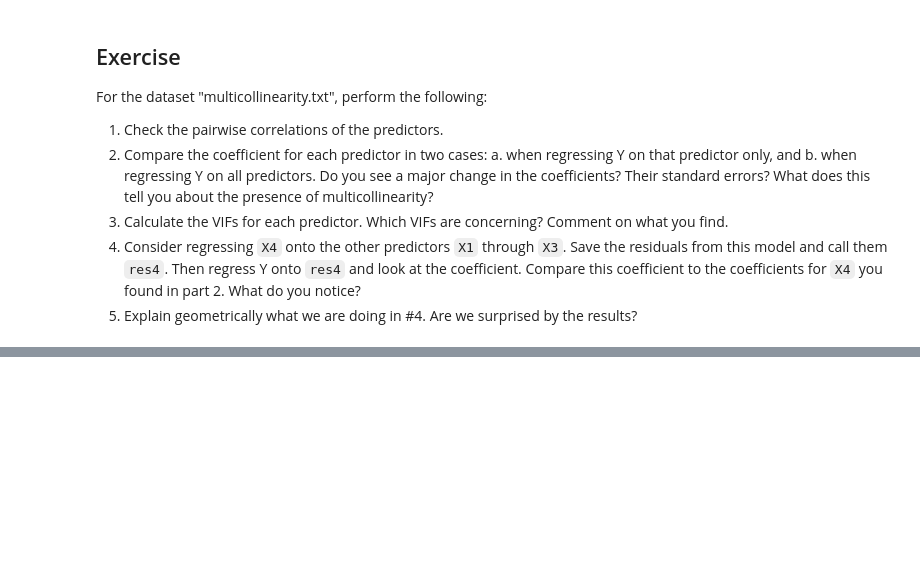
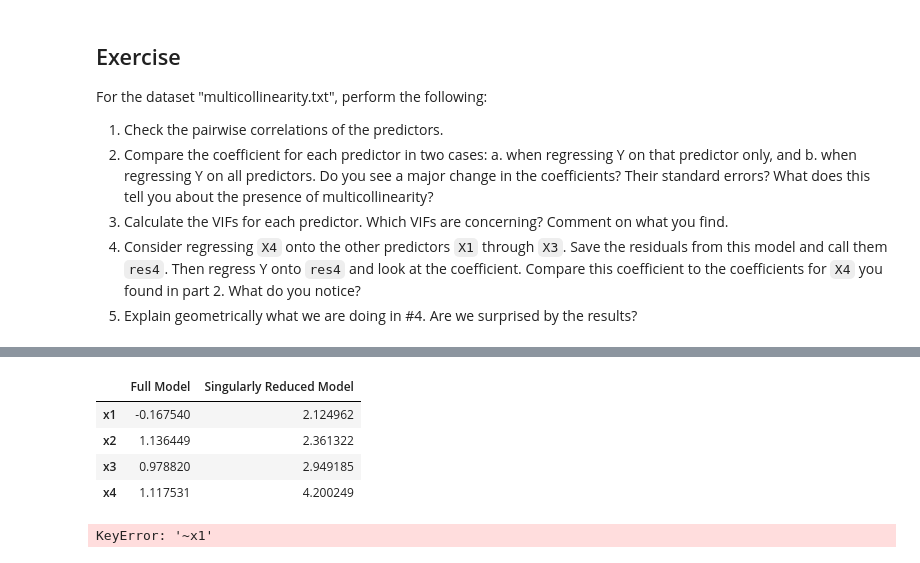
Before and after one commit to Branflakes333/linear_regression, a Jupyter notebook: Code/multicollinearity_toy_ex.ipynb, the cells around one changed output, grey strips where cells are left out. Drawn from its saved outputs; the diff is of its cells as text; code cells hidden in the pictures; blank space fills up the shorter version.

```diff
--- a/Code/multicollinearity_toy_ex.ipynb
+++ b/Code/multicollinearity_toy_ex.ipynb
@@ -429,0 +453,30 @@ For the dataset "multicollinearity.txt", perform the following:
+# %%
+# 2.
+model = ols("y~x1+x2+x3+x4",data=exe_data).fit()
+
+one_off_coef = []
+for predictor in X.columns:
+    mod = ols(f"y~{predictor}",data=exe_data[['y',predictor]]).fit()
+    one_off_coef.append(mod.params[1])
+
+
+output = pd.DataFrame({
+    "Full Model" : model.params.values[1:],
+    "Singularly Reduced Model" : one_off_coef
+})
+output.index = ['x1','x2','x3','x4']
+output
+# %% [output]
+|  | Full Model | Singularly Reduced Model |
+| x1 | -0.167540 | 2.124962 |
+| x2 | 1.136449 | 2.361322 |
+| x3 | 0.978820 | 2.949185 |
+| x4 | 1.117531 | 4.200249 |
+# %%
+# 3.
+for predictor in X.columns:
+    minus_pred = ols(f"y~{predictor}",data=exe_data[f"~{predictor}"]).fit()
+    print(minus_pred)
+    # R_squared_j =
+# %% [output]
+KeyError: '~x1'
```
Also changed, not shown: parts of 2 cells of this notebook.
